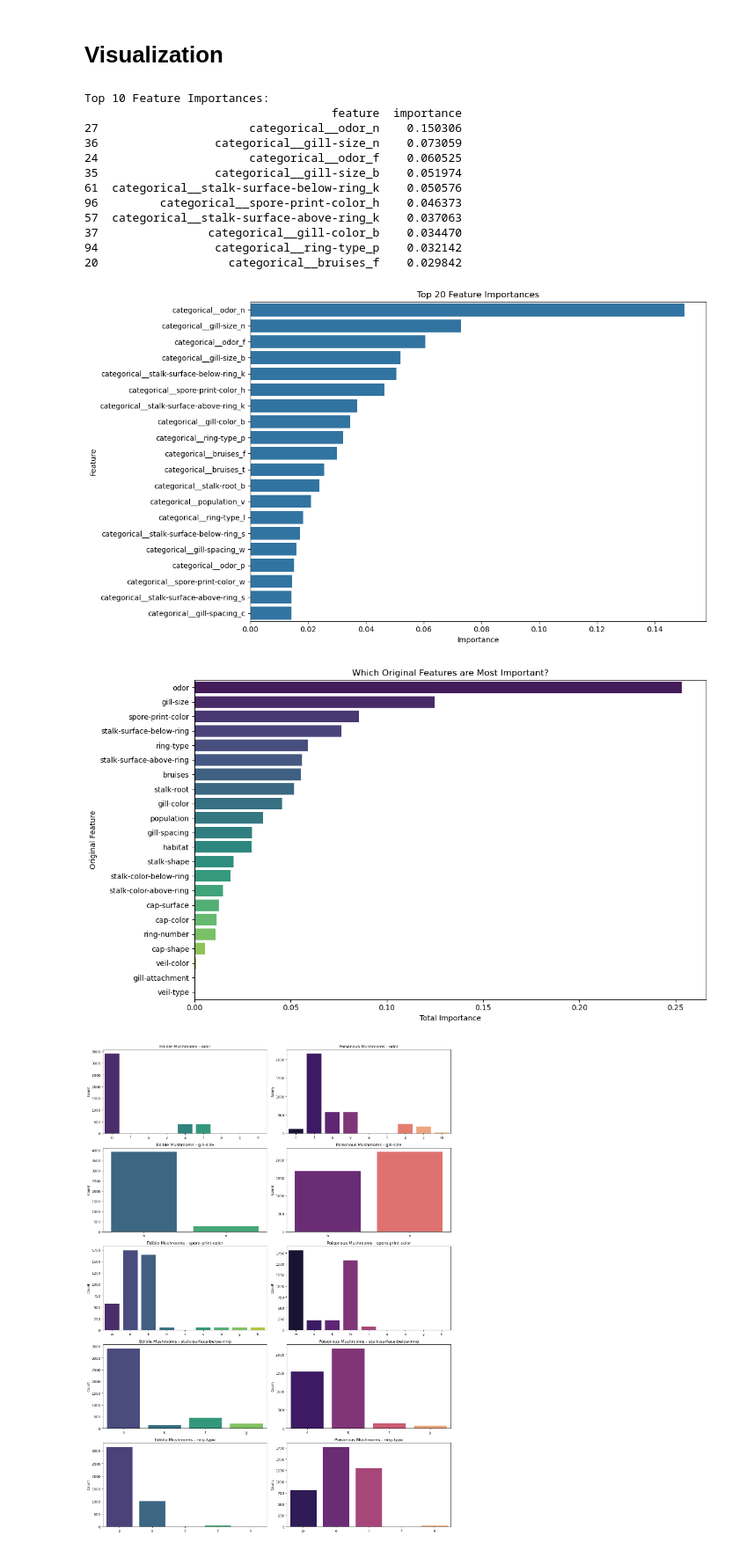
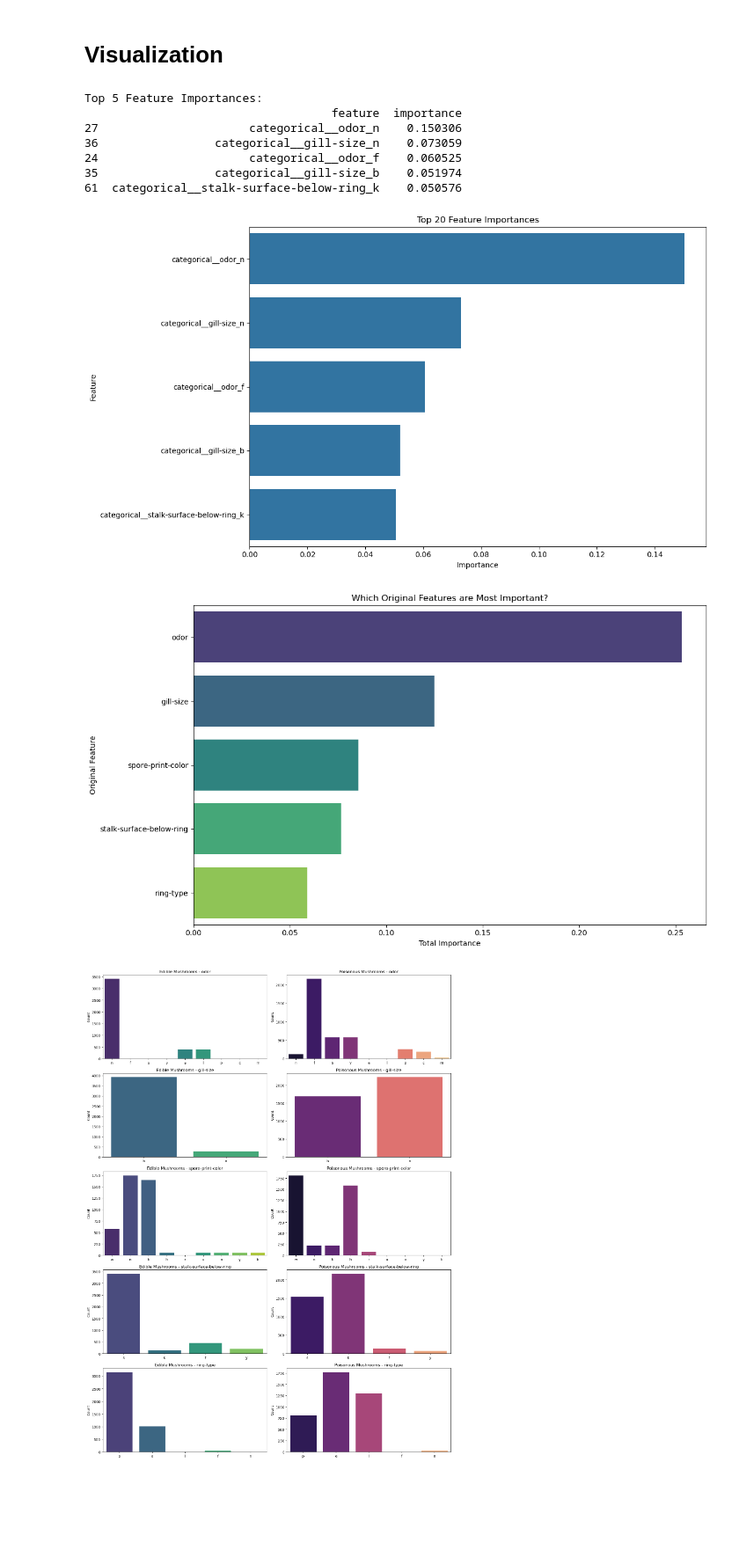
Before and after one commit to Elite1N/ml-playground, a Jupyter notebook: MushroomClassification.ipynb, the cells around one changed output. Shown at 88% size. Saved outputs shown, nothing was run; the diff lists cells and outputs as text; code cells hidden in the pictures; blank space fills up the shorter version.

```diff
--- a/MushroomClassification.ipynb
+++ b/MushroomClassification.ipynb
@@ -328,7 +328,7 @@ rules.loc[rules['consequents'].apply(lambda x: 'class_e' in x or 'class_p' in x)
 # %%
 # TODO: Chi-Squared test of independence: see if there is a significant association between 'odor' and 'class'
 # %%
-
+n_features = 5
 # Get the best estimator from GridSearchCV
 best_classifier = grid_search.best_estimator_['classifier']
 preprocessor = grid_search.best_estimator_['preprocessor']
@@ -344,12 +344,12 @@ if hasattr(best_classifier, 'feature_importances_'):
     feature_importances = pd.DataFrame({'feature': encoded_feature_names, 'importance': importances})
     feature_importances = feature_importances.sort_values(by='importance', ascending=False)
 
-    print("Top 10 Feature Importances:")
-    print(feature_importances.head(10))
+    print(f"Top {n_features} Feature Importances:")
+    print(feature_importances.head(n_features))
 
     # Plot feature importances
     plt.figure(figsize=(12, 7))
-    sns.barplot(x='importance', y='feature', data=feature_importances.head(20))
+    sns.barplot(x='importance', y='feature', data=feature_importances.head(n_features))
     plt.title('Top 20 Feature Importances')
     plt.xlabel('Importance')
     plt.ylabel('Feature')
@@ -358,46 +358,41 @@ if hasattr(best_classifier, 'feature_importances_'):
 else:
     print("The best classifier does not have feature_importances_ attribute.")
 # %% [output]
-Top 10 Feature Importances:
+Top 5 Feature Importances:
                                     feature  importance
 27                      categorical__odor_n    0.150306
 36                 categorical__gill-size_n    0.073059
 24                      categorical__odor_f    0.060525
 35                 categorical__gill-size_b    0.051974
 61  categorical__stalk-surface-below-ring_k    0.050576
-96         categorical__spore-print-color_h    0.046373
-57  categorical__stalk-surface-above-ring_k    0.037063
-37                categorical__gill-color_b    0.034470
-94                 categorical__ring-type_p    0.032142
-20                   categorical__bruises_f    0.029842
-[figure, old version]
+[figure, new version]
 # %%
 # This cell should be placed after the feature importance calculation cell.
 # It assumes the 'feature_importances' DataFrame is already created.
 
 if 'feature_importances' in locals():
     # Extract the original feature name from the one-hot encoded name
     # e.g., 'categorical__odor_f' becomes 'odor'
     #feature_importances['original_feature'] = feature_importances['feature'].apply(lambda x: x.split('__')[1].rsplit('_', 1)[0])
     feature_importances['original_feature'] = feature_importances['feature'].apply(lambda x: x.split('__')[1].rsplit('_', 1)[0] if '__' in x else x)
 
     # Group by the original feature and sum the importances
     aggregated_importances = feature_importances.groupby('original_feature')['importance'].sum().sort_values(ascending=False)
 
     # Create a DataFrame for plotting
     aggregated_importances_df = aggregated_importances.reset_index()
 
     # Plot the aggregated feature importances
     plt.figure(figsize=(12, 7))
-    sns.barplot(x='importance', y='original_feature', data=aggregated_importances_df, palette='viridis')
+    sns.barplot(x='importance', y='original_feature', data=aggregated_importances_df[:n_features], palette='viridis')
     plt.title('Which Original Features are Most Important?')
     plt.xlabel('Total Importance')
     plt.ylabel('Original Feature')
     plt.tight_layout()
     plt.show()
 else:
     print("Run the previous feature importance cell first.")
 # %% [output]
-[figure, old version]
+[figure, new version]
 # %%
 # Looking at top n original features from feature importance
```
Also changed, not shown: parts of 1 cell of this notebook.
